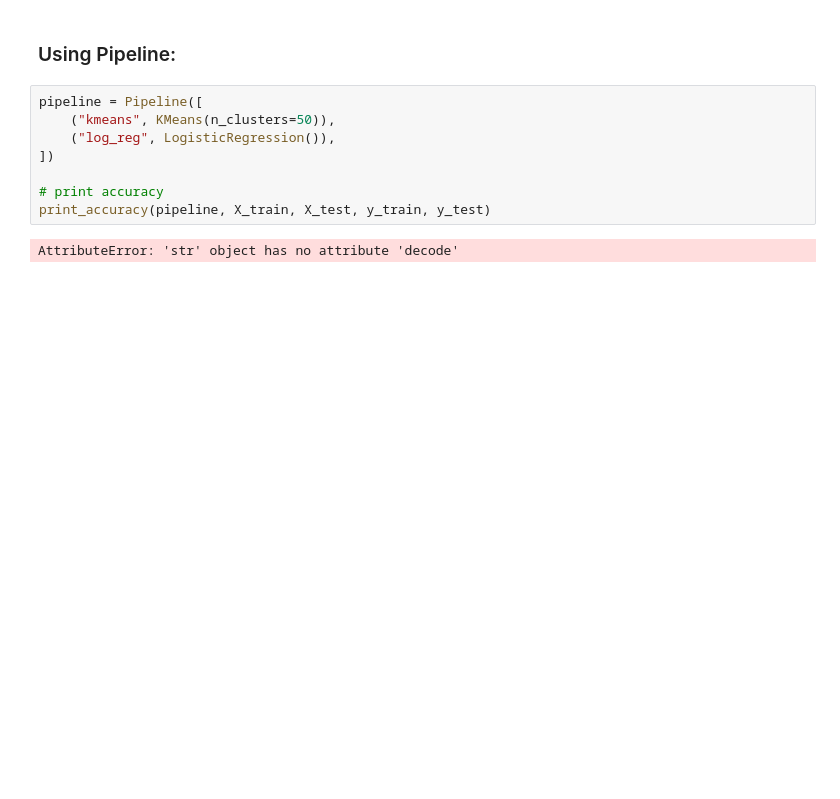
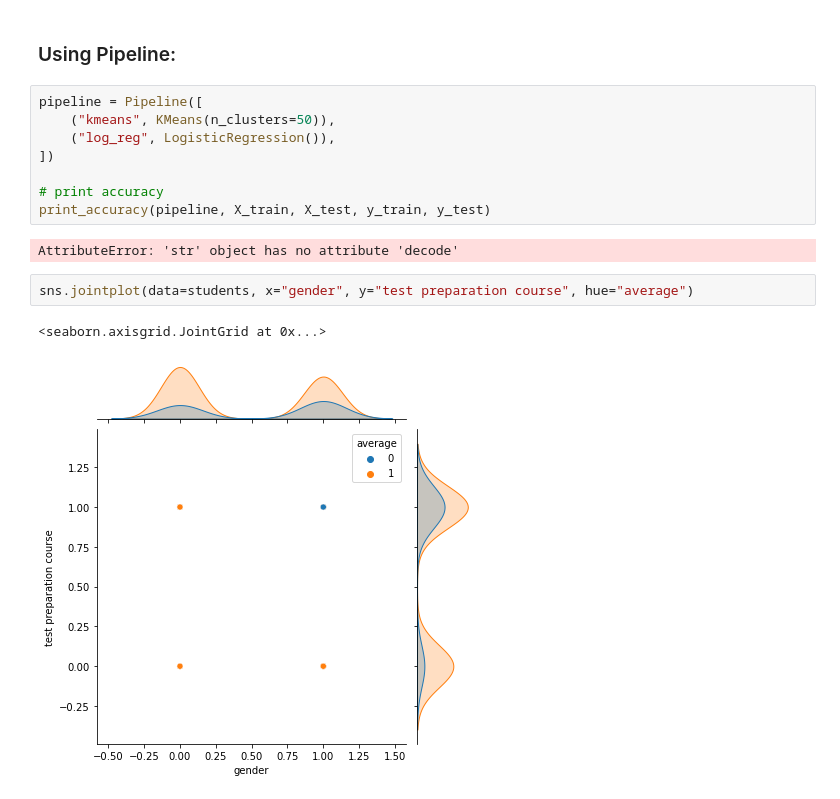
Before and after one commit to kggold4/final-project-data-visualization, a Jupyter notebook: task_1.ipynb, the cells around one changed output. Cells and saved outputs as stored; diff of their text form; blank space fills up the shorter version.

```diff
--- a/task_1.ipynb
+++ b/task_1.ipynb
@@ -434,3 +456,8 @@ pipeline = Pipeline([
 print_accuracy(pipeline, X_train, X_test, y_train, y_test)
 # %% [output]
 AttributeError: 'str' object has no attribute 'decode'
+# %%
+sns.jointplot(data=students, x="gender", y="test preparation course", hue="average")
+# %% [output]
+<seaborn.axisgrid.JointGrid at 0x...>
+[figure, added]
```
Also changed, not shown: parts of 9 cells of this notebook.
